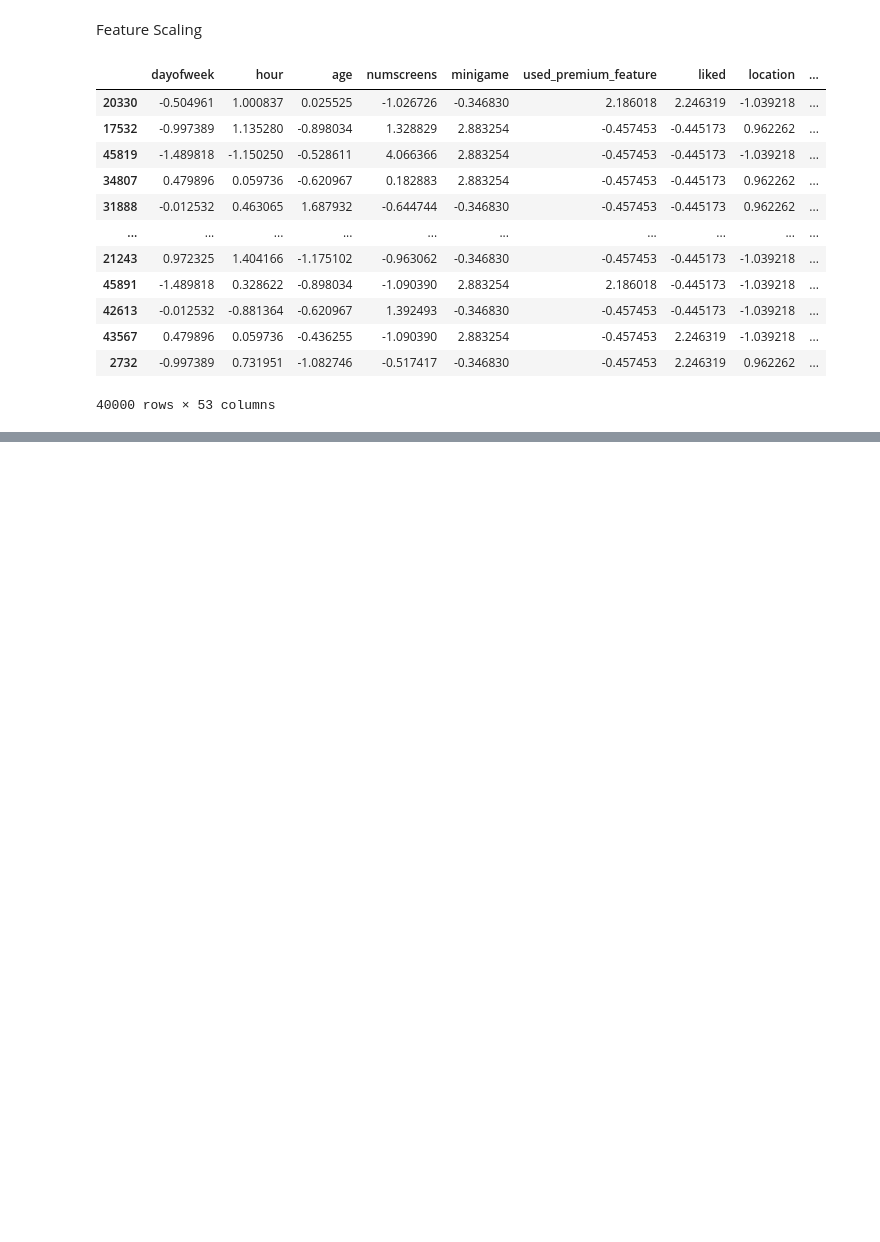
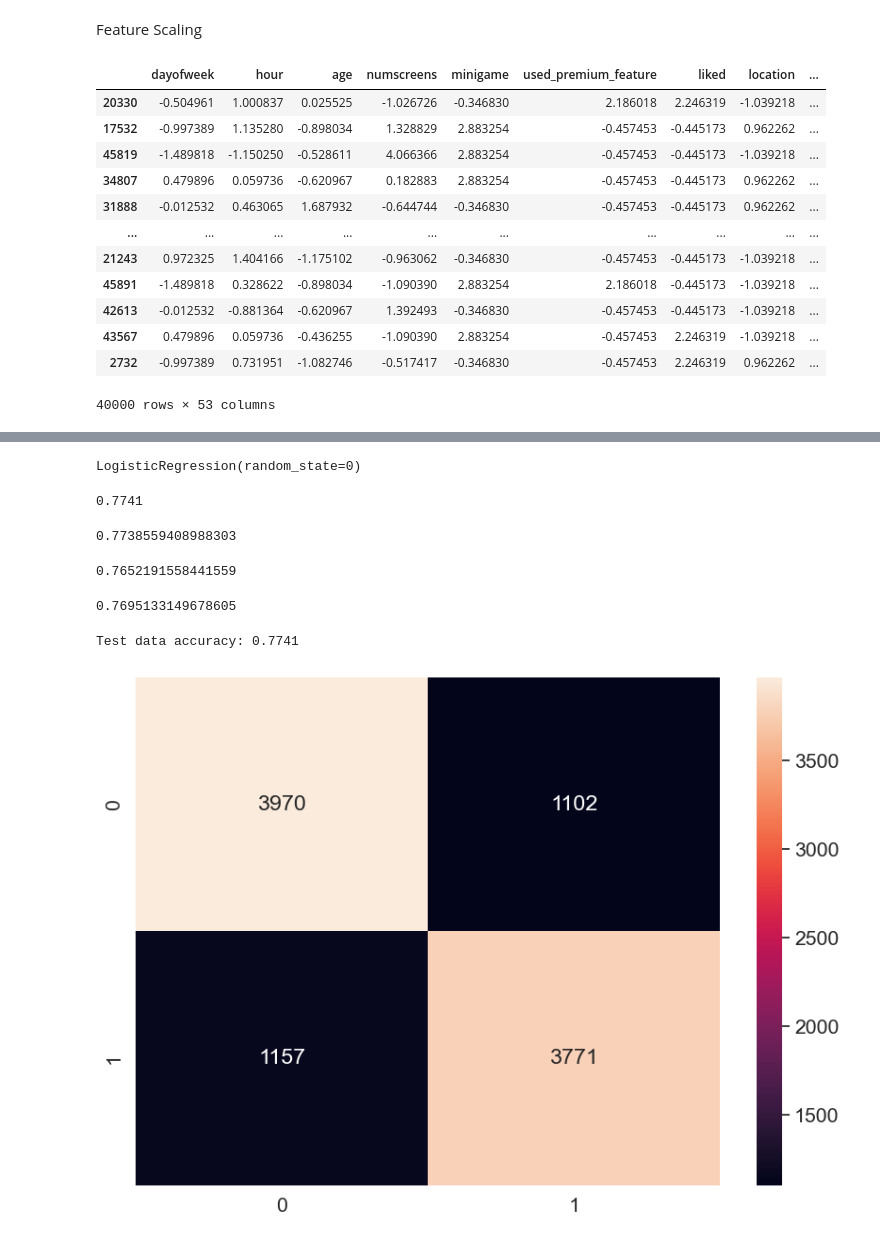
Before and after one commit to Devansh-Gupta-Official/app-behavior-analysis, a Jupyter notebook: code.ipynb, the cells around one changed output, grey strips where cells are left out. Saved outputs shown, nothing was run; the diff lists cells and outputs as text; code cells hidden in the pictures; blank space fills up the shorter version.

Commit message:
model training

```diff
--- a/code.ipynb
+++ b/code.ipynb
@@ -479,0 +484,37 @@ X_train
+# %%
+classifier = LogisticRegression(random_state=0,penalty='L1')      #changed to L1 regularization model; penalizes any particular field that is stronly correlated to the response variable
+#this is done by taking into consideration that the screens can be correlated
+# %%
+classifier.fit(X_train, y_train)
+# %% [output]
+LogisticRegression(random_state=0)
+# %%
+y_pred = classifier.predict(X_test)
+# %%
+from sklearn.metrics import classification_report, confusion_matrix, accuracy_score, f1_score, precision_score, recall_score
+
+cm = confusion_matrix(y_test, y_pred)
+accuracy_score(y_test, y_pred)
+# %% [output]
+0.7741
+# %%
+precision_score(y_test,y_pred)
+# %% [output]
+0.7738559408988303
+# %%
+recall_score(y_test,y_pred)
+# %% [output]
+0.7652191558441559
+# %%
+f1_score(y_test,y_pred)
+# %% [output]
+0.7695133149678605
+# %%
+df_cm = pd.DataFrame(cm,index = (0,1), columns = (0,1))
+plt.figure(figsize=(10,7))
+sns.set(font_scale=1.4)
+sns.heatmap(df_cm, annot=True, fmt='g')
+print('Test data accuracy: %0.4f'% accuracy_score(y_test,y_pred))
+# %% [output]
+Test data accuracy: 0.7741
+[figure, added]
```
Also changed, not shown: parts of 2 cells of this notebook.
